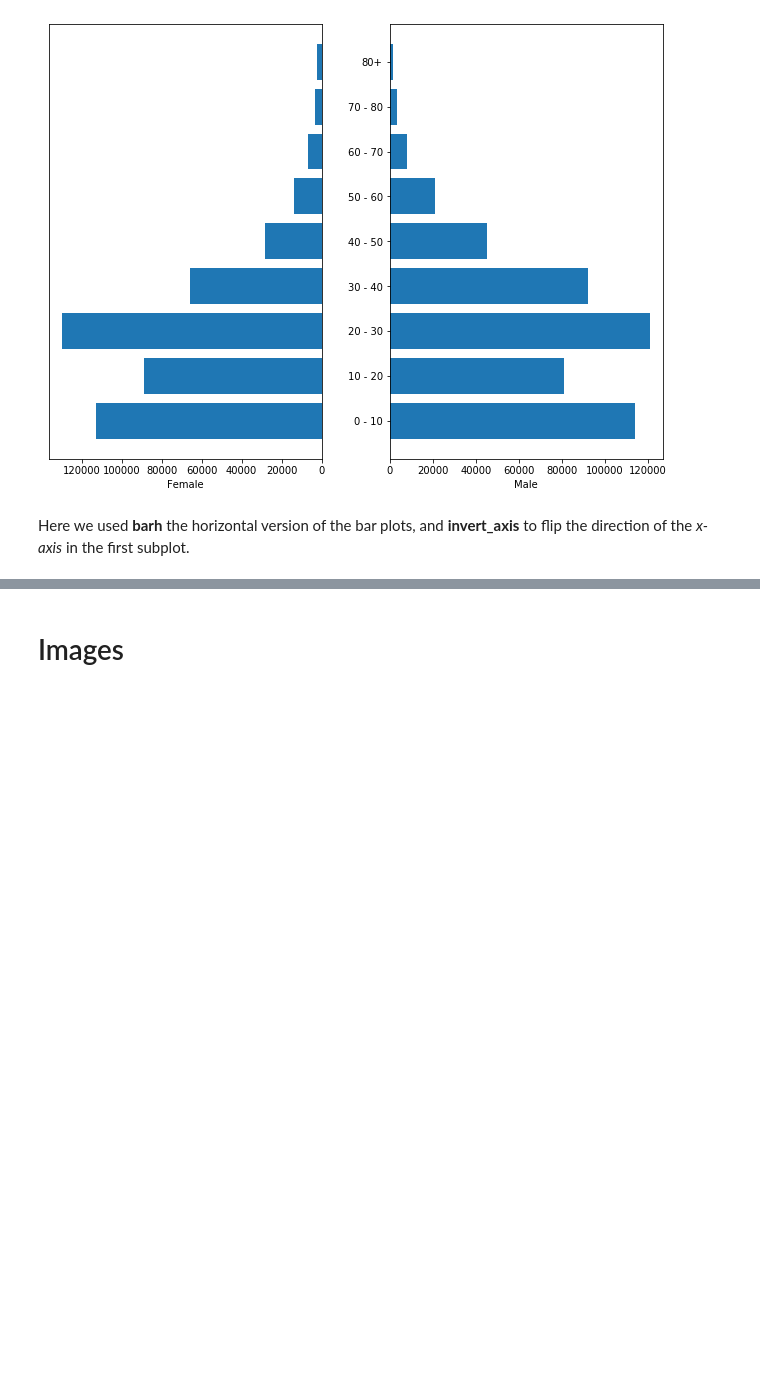
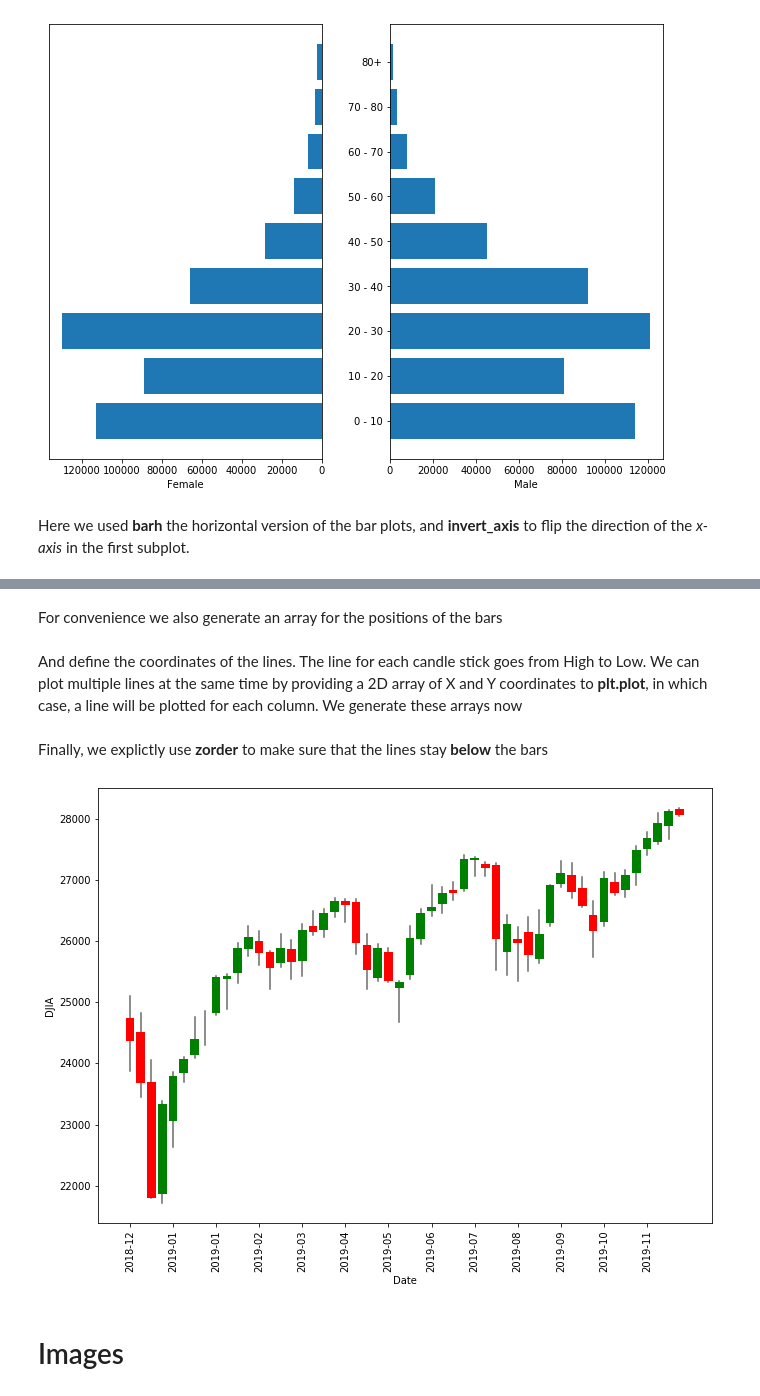
Before and after one commit to DataForScience/DataViz, a Jupyter notebook: 1. Matplotlib.ipynb, the cells around one changed output, grey strips where cells are left out. Saved outputs shown, nothing was run; the diff lists cells and outputs as text; code cells hidden in the pictures; blank space fills up the shorter version.

Commit message:
clean up candle stick plots

```diff
--- a/1. Matplotlib.ipynb
+++ b/1. Matplotlib.ipynb
@@ -371,0 +391,2 @@ Here we used **barh** the horizontal version of the bar plots, and **invert_axis
+# %%
+changes = closes-opens
@@ -372,3 +395,28 @@ Here we used **barh** the horizontal version of the bar plots, and **invert_axis
+# %%
+ups = changes>0
+downs = ~ups
+# %% [markdown]
+For convenience we also generate an array for the positions of the bars
+# %%
+pos = np.arange(djia.shape[0])
+# %% [markdown]
+And define the coordinates of the lines. The line for each candle stick goes from High to Low. We can plot multiple lines at the same time by providing a 2D array of X and Y coordinates to __plt.plot__, in which case, a line will be plotted for each column. We generate these arrays now
+# %%
+x = np.vstack([pos, pos])
+y = np.vstack([highs, lows])
+# %% [markdown]
+Finally, we explictly use __zorder__ to make sure that the lines stay __below__ the bars
+# %%
+fig, ax = plt.subplots(1)
+ax.bar(x=pos[ups], height=changes[ups], bottom=opens[ups], color='g', zorder=2)
+ax.bar(x=pos[downs], height=-changes[downs], bottom=closes[downs], color='r', zorder=2)
+ax.plot(x, y, color='dimgray', zorder=1)
+ax.set_xticks(pos[::4])
+ax.set_xticklabels([date[:7] for date in djia['Date'].values[::4]], rotation=90)
+ax.set_xlabel('Date')
+ax.set_ylabel('DJIA');
+# %% [output]
+[figure, added]
 # %% [markdown]
 # Images
 # %% [markdown]
```
Also changed, not shown: parts of 10 cells of this notebook, 1 other file.
